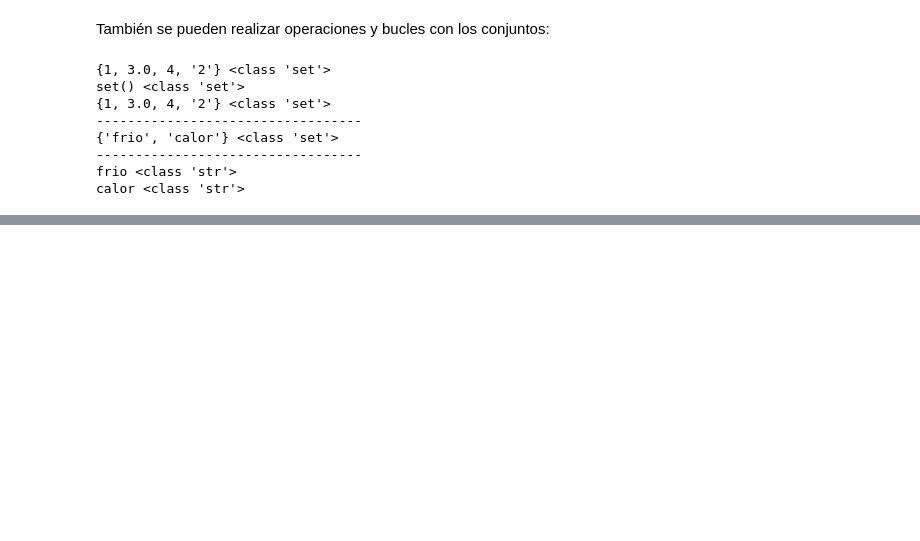
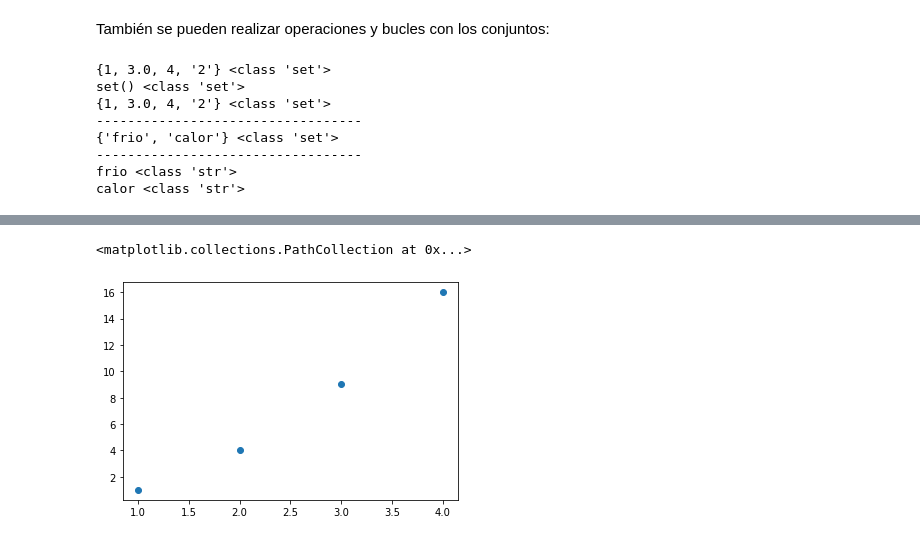
Before and after one commit to smoralesc91/MFTMP_2023, a Jupyter notebook: Introduccion_Jupyter_Python.ipynb, the cells around one changed output, grey strips where cells are left out. Drawn from its saved outputs; the diff is of its cells as text; code cells hidden in the pictures; blank space fills up the shorter version.

```diff
--- a/Introduccion_Jupyter_Python.ipynb
+++ b/Introduccion_Jupyter_Python.ipynb
@@ -825,0 +1597,5 @@ clave: d, valor: 4
+# %%
+plt.scatter(x, y)
+# %% [output]
+<matplotlib.collections.PathCollection at 0x...>
+[figure, added]
```
Also changed, not shown: parts of 139 cells of this notebook.
